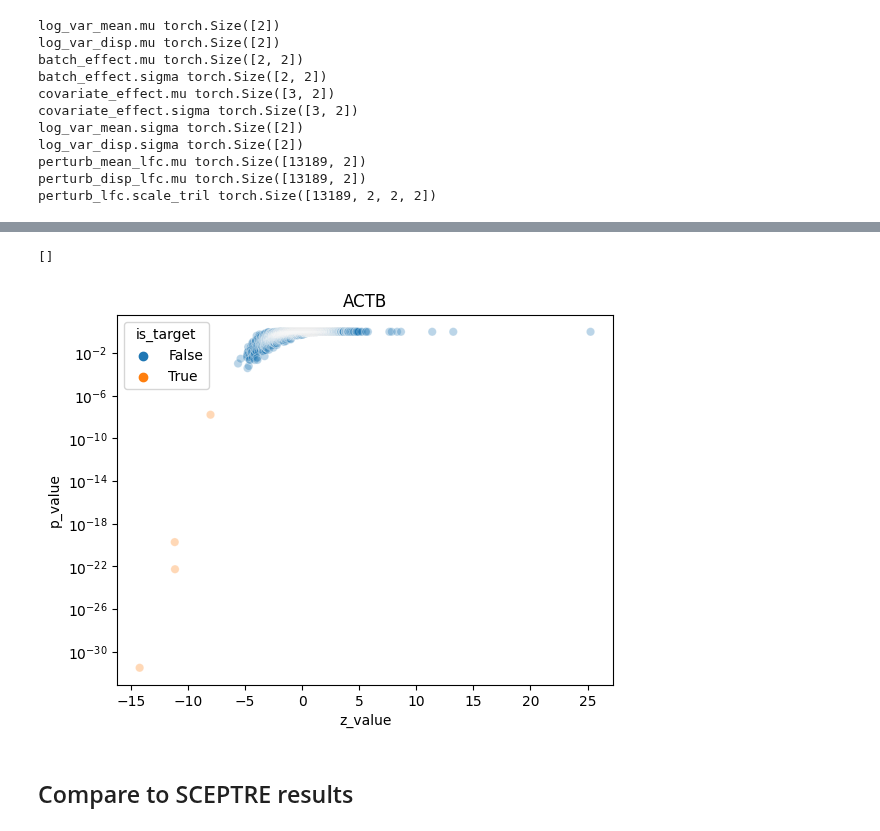
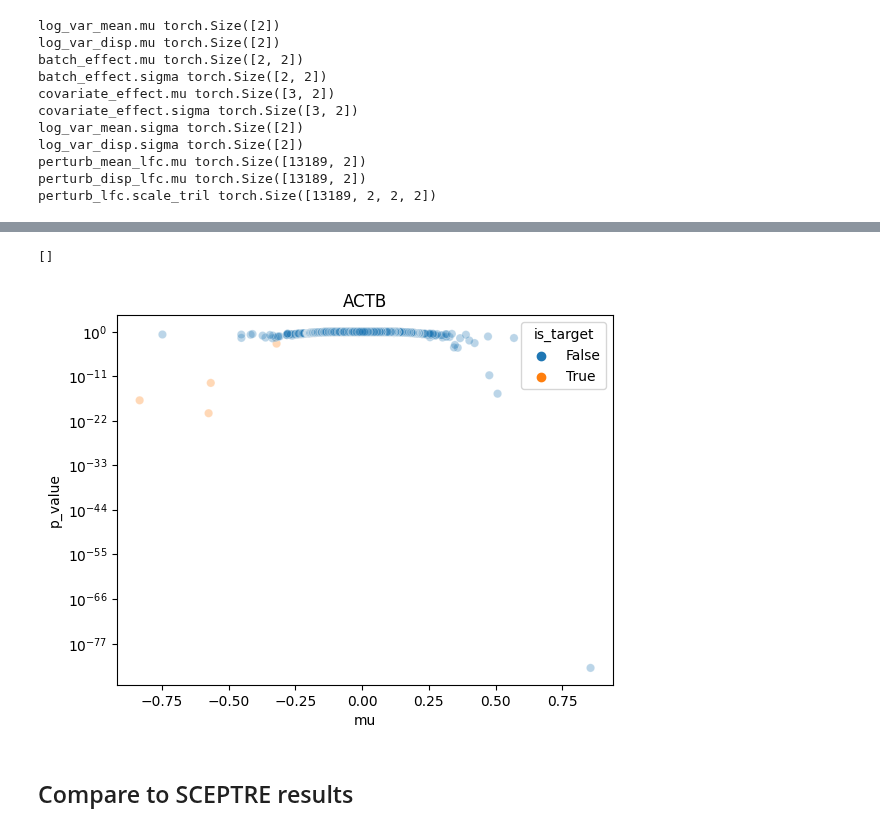
Before and after one commit to pinellolab/PerTurbo, a Jupyter notebook: reproducibility/gasperini_atscale.ipynb, the cells around one changed output, grey strips where cells are left out. Cells and saved outputs as stored; diff of their text form; code cells hidden in the pictures.

```diff
--- a/reproducibility/gasperini_atscale.ipynb
+++ b/reproducibility/gasperini_atscale.ipynb
@@ -15,6 +15,7 @@ import pyro
 from scipy.stats import norm
 import matplotlib.pyplot as plt
 import torch
+import sys
 
 smoke_test = True
 # subsample_frac = 1.
@@ -26,8 +27,12 @@ smoke_test = True
 # selected_genes = ["TMED10"]
 # selected_guides = ["KRT18_TSS|1", "KRT18_TSS|2"]
 # selected_genes = ["KRT18"]
-data_dir = "../../../Downloads"
-adata_file = f"{data_dir}/GasperiniShendure2019_atscale.h5ad"
+
+if 'google.colab' in sys.modules:
+    pass
+else:
+    data_dir = "../../../Downloads"
+    adata_file = f"{data_dir}/GasperiniShendure2019_atscale.h5ad"
 adata = ad.read_h5ad(adata_file)
 # %% [output]
 Global seed set to 0
@@ -265,11 +278,10 @@ perturb_lfc.scale_tril torch.Size([13189, 2, 2, 2])
 
 selected_genes = adata.var_names
 selected_guides = list(bc_dict.keys())
-lfc_threshold = -0.1 # ~ at least 10% upreg
+lfc_threshold = 0.2 # ~ at least x-fold up/down regulated
 # lfc_threshold = 0 # nonzero knockdown
 # gene_index=45
 
-# scale_factor = 0.01
 perturb_mean_lfc_mu = pyro.get_param_store()['perturb_mean_lfc.mu'].detach().cpu().numpy()
 perturb_disp_lfc_mu = pyro.get_param_store()['perturb_disp_lfc.mu'].detach().cpu().numpy()
 lfc_cov_tril = pyro.get_param_store()['perturb_lfc.scale_tril']
@@ -278,7 +290,10 @@ perturb_mean_lfc_sigma = lfc_cov[...,0,0].sqrt().detach().cpu().numpy()
 perturb_disp_lfc_sigma = lfc_cov[...,1,1].sqrt().detach().cpu().numpy()
 assert perturb_mean_lfc_mu.shape == perturb_mean_lfc_sigma.shape
 perturb_z_scores = perturb_mean_lfc_mu/perturb_mean_lfc_sigma
-perturb_p_vals = norm.sf(lfc_threshold, loc=perturb_mean_lfc_mu, scale=perturb_mean_lfc_sigma)
+perturb_p_vals = np.minimum(
+    norm.sf(-lfc_threshold, loc=perturb_mean_lfc_mu, scale=perturb_mean_lfc_sigma),
+    norm.cdf(lfc_threshold, loc=perturb_mean_lfc_mu, scale=perturb_mean_lfc_sigma),
+)
 
 def make_long_df(mat, value_name):
     return (
@@ -292,12 +310,12 @@ p_df = make_long_df(perturb_p_vals, "p_value")
 # %%
-scpower_df = pd.merge(z_df, p_df)
+scpower_df = pd.merge(mu_df, p_df)
 
 # if not smoke_test:
 #     scpower_df.to_csv("~/Downloads/all_results.csv")
 # significant_results = scpower_df.query("p_value < 1e-8")
 # significant_results['element'] = significant_results['guide'].str.split("|", expand=True)[0]
 # significant_results
-scpower_df.sort_values('z_value').head(10)
+scpower_df.sort_values('p_value').head(10)
 scpower_df['guide'] = scpower_df['guide'].str.slice(0, 19)
 scpower_df
 # guide_gene_pairs = significant_results.groupby(['element','gene'])['guide'].count()
@@ -324,7 +342,7 @@ scpower_df
 # %%
 merge_df = (
     scpower_df.merge(gasperini_guides, how="left", indicator=True)
-    .sort_values("z_value")
+    .sort_values("p_value")
     .assign(is_target=lambda x: x["gene"] == x["Target_Site"])
 )
 merge_df.head(20)
@@ -351,29 +369,30 @@ merge_df.head(20)
 # %%
 sns.scatterplot(
     merge_df,
     hue="is_target",
-    x="z_value",
+    x="mu",
     y="p_value",
     alpha=0.3
 )
+
 if smoke_test:
     plt.title(selected_genes[0])
 
 plt.semilogy()
 # significant_results.groupby("guide").count()['gene'].sort_values().tail(20)
 # significant_results.to_excel("significant_results.xlsx")
 # # perturb_z_scores[:,gene_index].detach().cpu().numpy()
 # z_df = pd.DataFrame({'z_score': perturb_z_scores[:,gene_index],
 #                     'mean_mu': perturb_mean_lfc_mu[:,gene_index],
 #                     'disp_mu': perturb_disp_lfc_mu[:,gene_index],
 #                     'mu_p_val': perturb_p_vals[:,gene_index],
 #                     'grna': mdata_subset['grna'].var_names,})
 # # z_df.hist('mu_p_val', bins=100)
 # names[gene_index])
 # print(z_df.sort_values('mu_p_val', ascending=True).reset_index(drop=True).head(20))
 # %% [output]
 []
-[figure, old version]
+[figure, new version]
 # %%
 import matplotlib.pyplot as plt
 
```
Also changed, not shown: parts of 4 cells of this notebook, 3 other files.
